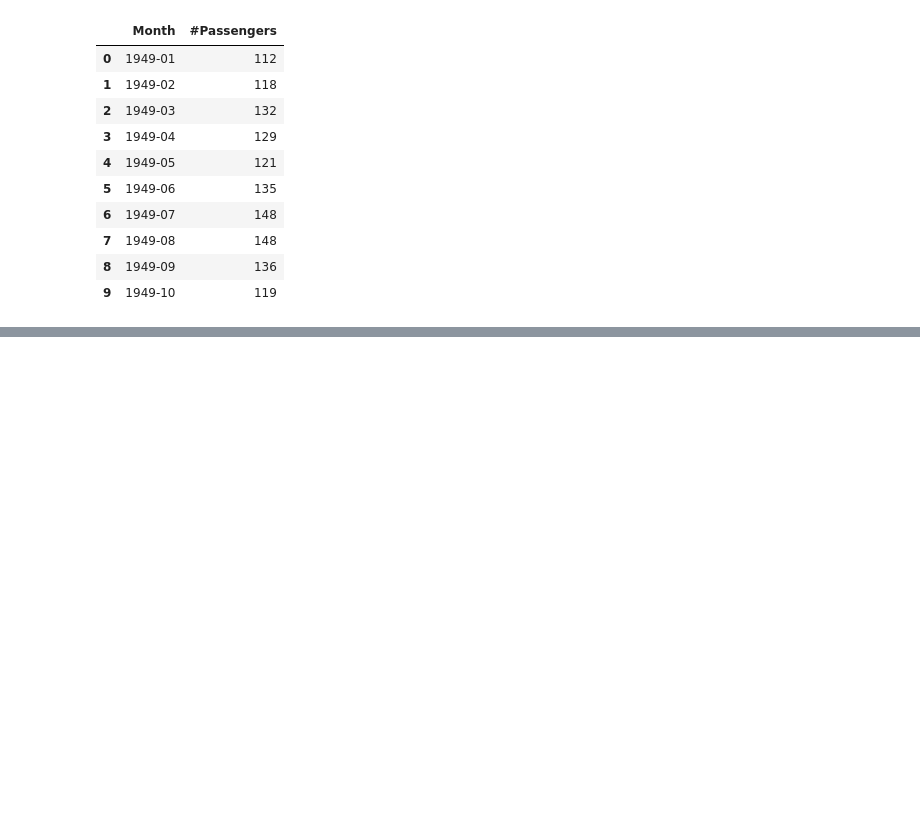
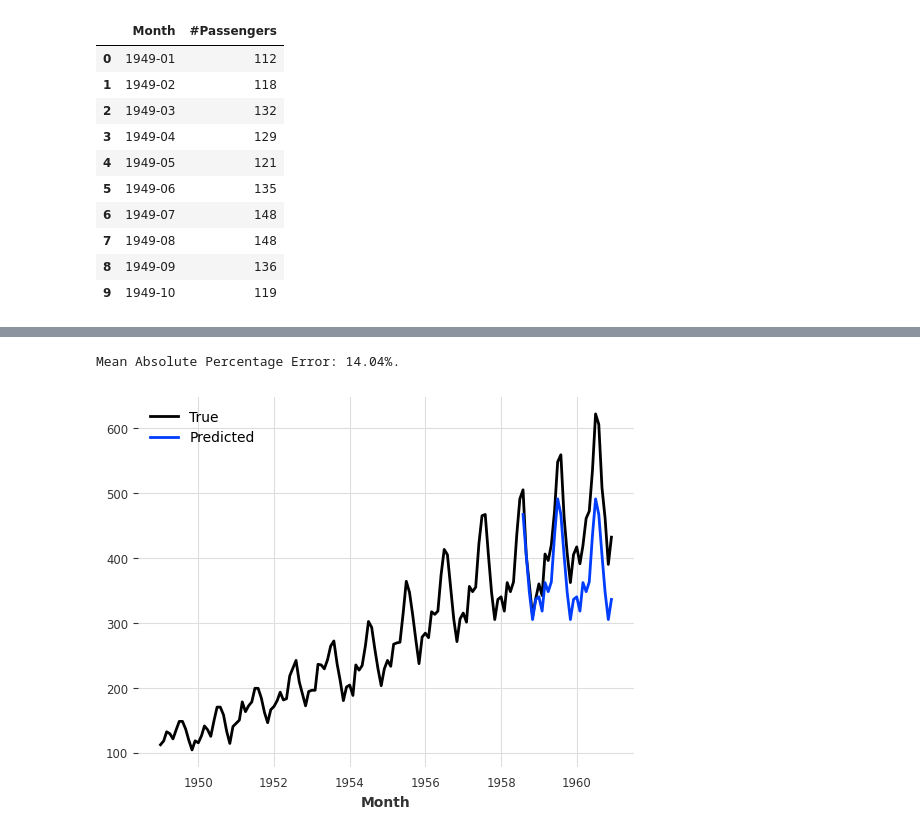
Before and after one commit to Marko-Pyeshchyk/darts-test, a Jupyter notebook: notebook/test.ipynb, the cells around one changed output, grey strips where cells are left out. Drawn from its saved outputs; the diff is of its cells as text; code cells hidden in the pictures; blank space fills up the shorter version.

Commit message:
several simple models tested

```diff
--- a/notebook/test.ipynb
+++ b/notebook/test.ipynb
@@ -31,0 +41,23 @@ series.plot()
+# %%
+from darts.metrics import mape
+
+def fit_and_show_forecast(model, probabilistic=True):
+    model.fit(train)
+    if probabilistic:
+        pred = model.predict(len(val), num_samples=500)
+    else:
+        pred = model.predict(len(val))
+
+    print(f"Mean Absolute Percentage Error: {mape(series, pred):.2f}%.")
+
+    series.plot(label="True")
+    pred.plot(label="Predicted")
+    return pred
+# %%
+from darts.models import NaiveSeasonal
+
+naive_model = NaiveSeasonal(K=12)
+pred_naive_seasonal = fit_and_show_forecast(naive_model, probabilistic=False)
+# %% [output]
+Mean Absolute Percentage Error: 14.04%.
+[figure, added]
```
Also changed, not shown: parts of 8 cells of this notebook.
